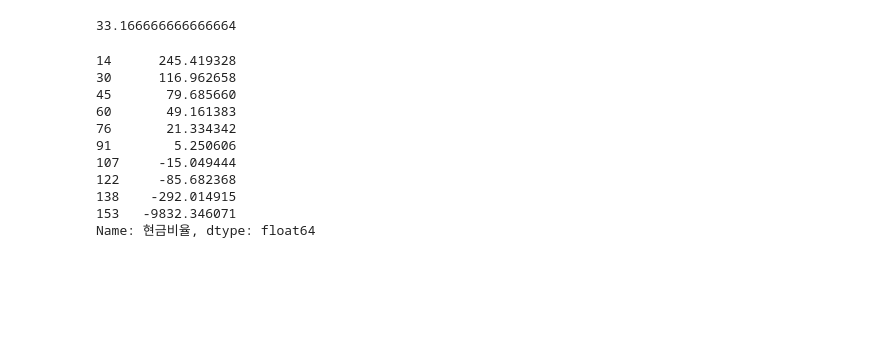
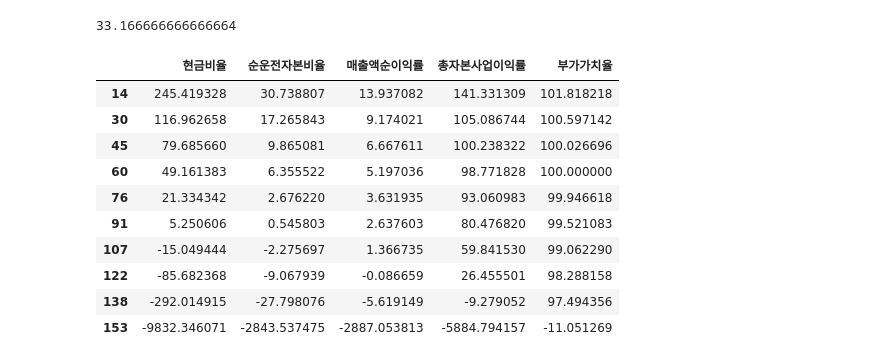
Before and after one commit to seohyungro/Python, a Jupyter notebook: 공모전/코드공유파일.ipynb, the cells around one changed output. Drawn from its saved outputs; the diff is of its cells as text; code cells hidden in the pictures; blank space fills up the shorter version.

```diff
--- a/공모전/코드공유파일.ipynb
+++ b/공모전/코드공유파일.ipynb
@@ -930,30 +930,30 @@ join
 # %%
 # 데이터프레임의 열 이름을 리스트로 만듭니다.
 columns = d2.columns.tolist()[4:]
 
 # 각 열에서 상위 10개의 데이터를 추출하는 for문을 작성합니다.
 result = []
 for col in columns:
     data = d2[col].sort_values(ascending=False).reset_index(drop=True).loc[[14, 30, 45, 60, 76, 91, 107, 122, 138, 153]]
     result.append(data)
 
 # 추출한 결과를 데이터프레임으로 합쳐줍니다.
 d2_top10 = pd.concat(result, axis=1)
 
 # 데이터프레임을 출력합니다.
-d2_top10['현금비율']
+d2_top10
 # %% [output]
-14      245.419328
-30      116.962658
-45       79.685660
-60       49.161383
-76       21.334342
-91        5.250606
-107     -15.049444
-122     -85.682368
-138    -292.014915
-153   -9832.346071
-Name: 현금비율, dtype: float64
+|  | 현금비율 | 순운전자본비율 | 매출액순이익률 | 총자본사업이익률 | 부가가치율 |
+| 14 | 245.419328 | 30.738807 | 13.937082 | 141.331309 | 101.818218 |
+| 30 | 116.962658 | 17.265843 | 9.174021 | 105.086744 | 100.597142 |
+| 45 | 79.685660 | 9.865081 | 6.667611 | 100.238322 | 100.026696 |
+| 60 | 49.161383 | 6.355522 | 5.197036 | 98.771828 | 100.000000 |
+| 76 | 21.334342 | 2.676220 | 3.631935 | 93.060983 | 99.946618 |
+| 91 | 5.250606 | 0.545803 | 2.637603 | 80.476820 | 99.521083 |
+| 107 | -15.049444 | -2.275697 | 1.366735 | 59.841530 | 99.062290 |
+| 122 | -85.682368 | -9.067939 | -0.086659 | 26.455501 | 98.288158 |
+| 138 | -292.014915 | -27.798076 | -5.619149 | -9.279052 | 97.494356 |
+| 153 | -9832.346071 | -2843.537475 | -2887.053813 | -5884.794157 | -11.051269 |
 # %%
 feature1 = pd.DataFrame({
     '현금비율': [x for x in selected_companies_1['현금비율']]
```
Also changed, not shown: parts of 7 cells of this notebook, 1 other file.
